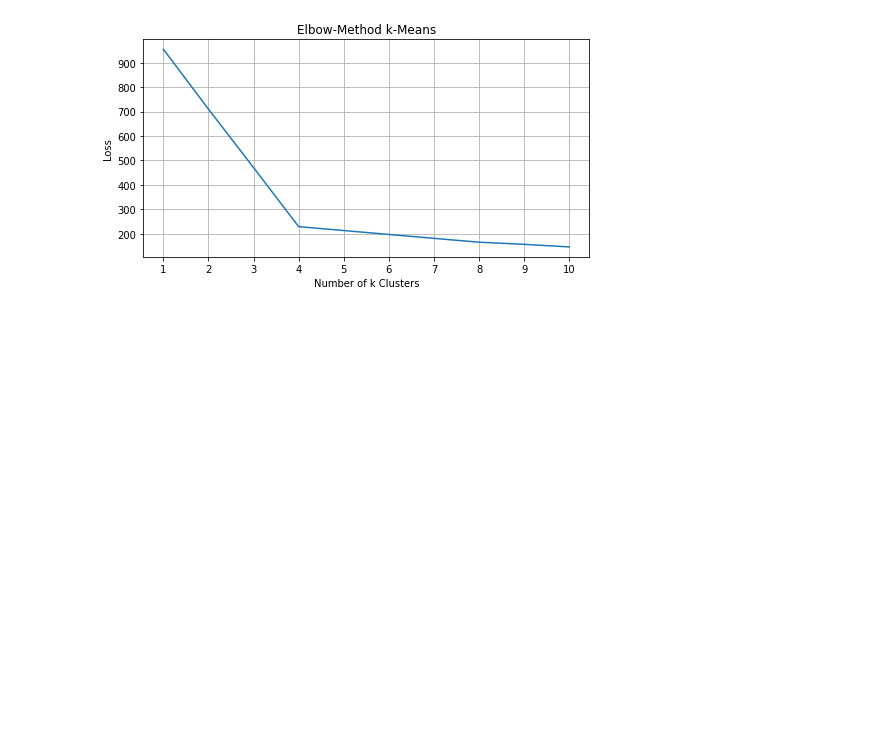
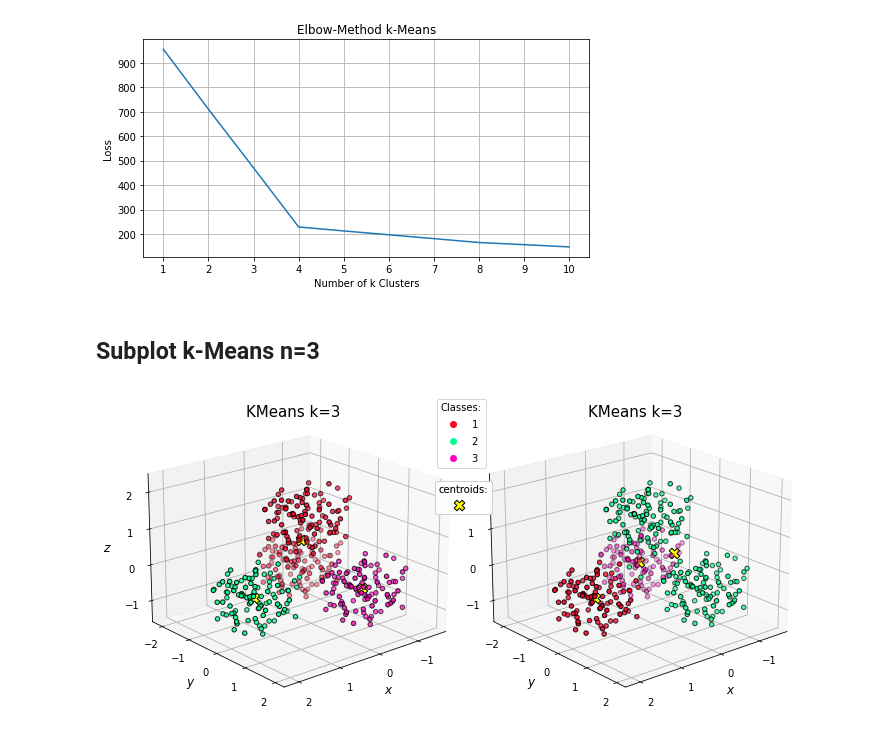
Before and after one commit to Timgrau/Machinelearning, a Jupyter notebook: Clustering/K-Means.ipynb, the cells around one changed output. Saved outputs shown, nothing was run; the diff lists cells and outputs as text; code cells hidden in the pictures; blank space fills up the shorter version.

Commit message:
k-Means 3

```diff
--- a/Clustering/K-Means.ipynb
+++ b/Clustering/K-Means.ipynb
@@ -169,3 +172,78 @@ plt.grid()
 plt.show()
 # %% [output]
 [figure]
+# %% [markdown]
+## Subplot k-Means n=3
+# %%
+n = 3
+kmeans1 = KMeans(n_clusters=n, init="random").fit(X_tetra)
+kmeans2 = KMeans(n_clusters=n, init="random").fit(X_tetra)
+
+centroids1 = kmeans1.cluster_centers_
+Y_kmean1 = kmeans1.labels_
+Y_kmean1 += 1
+
+centroids2 = kmeans2.cluster_centers_
+Y_kmean2 = kmeans2.labels_
+Y_kmean2 += 1
+# %%
+import matplotlib.cm as cm
+fig = plt.figure(figsize=(12, 10))
+
+#### Plot right side ####
+ax = fig.add_subplot(1, 2, 2, projection="3d", elev=20, azim=50)
+# Datapoints plot
+scatter1 = ax.scatter(X_tetra[:, 0], X_tetra[:, 1],
+                     zs=X_tetra[:, 2], c=Y_kmean2,
+                     edgecolor="k", cmap=cm.gist_rainbow)
+
+# Centroids plot
+scatter2 = ax.scatter(centroids2[:,0], centroids2[:,1], centroids2[:,2],
+                      c="yellow", marker="X", s=110, edgecolor="k",
+                      depthshade=False)
+
+ax.set_xlabel("$x$", size=12)
+ax.set_ylabel("$y$", size=12)
+ax.yaxis.set_major_locator(MaxNLocator(5))
+ax.xaxis.set_major_locator(MaxNLocator(4))
+ax.zaxis.set_major_locator(MaxNLocator(4))
+ax.set_title("KMeans k={}".format(n), size=15, y=0.99)
+
+#### Plot left side ####
+
+ax = fig.add_subplot(1, 2, 1, projection="3d", elev=20, azim=50)
+
+# Datapoints plot
+scatter1 = ax.scatter(X_tetra[:, 0], X_tetra[:, 1],
+                     zs=X_tetra[:, 2], c=Y_kmean1,
+                     edgecolor="k", cmap=cm.gist_rainbow)
+# Datapoint legend
+legend1 = ax.legend(*scatter1.legend_elements(),
+                    title="Classes:", loc="upper right",
+                    bbox_to_anchor=[1.1, 1])
+ax.add_artist(legend1)
+
+# Centroids plot
+scatter2 = ax.scatter(centroids1[:,0], centroids1[:,1], centroids1[:,2],
+                      c="yellow", marker="X", s=110, edgecolor="k",
+                      depthshade=False)
+
+# Centroid legend
+legend2 = ax.legend(["_",""], loc="upper right",
+                    title="centroids:",
+                    bbox_to_anchor=[1.12, 0.75])
+ax.add_artist(legend2)
+
+ax.set_zlabel("$z$", size=12)
+ax.set_xlabel("$x$", size=12)
+ax.set_ylabel("$y$", size=12)
+ax.yaxis.set_major_locator(MaxNLocator(5))
+ax.xaxis.set_major_locator(MaxNLocator(4))
+ax.zaxis.set_major_locator(MaxNLocator(4))
+ax.set_title("KMeans k={}".format(n), size=15, y=0.99)
+
+plt.subplots_adjust(wspace=0.04)
+plt.savefig("tetra_3.pdf",dpi = 300, bbox_inches="tight")
+plt.show()
+# %% [output]
+[figure, added]
```
Also changed, not shown: parts of 4 cells of this notebook.
